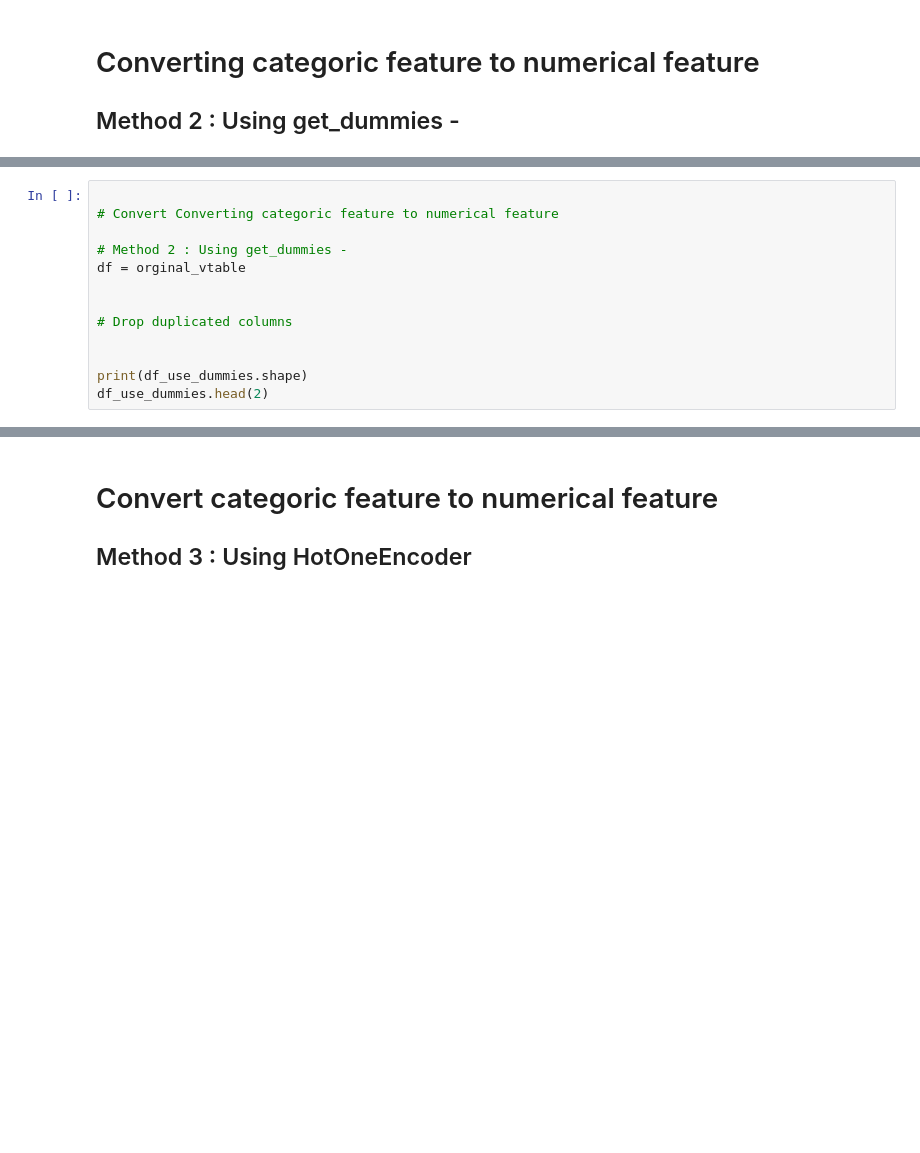
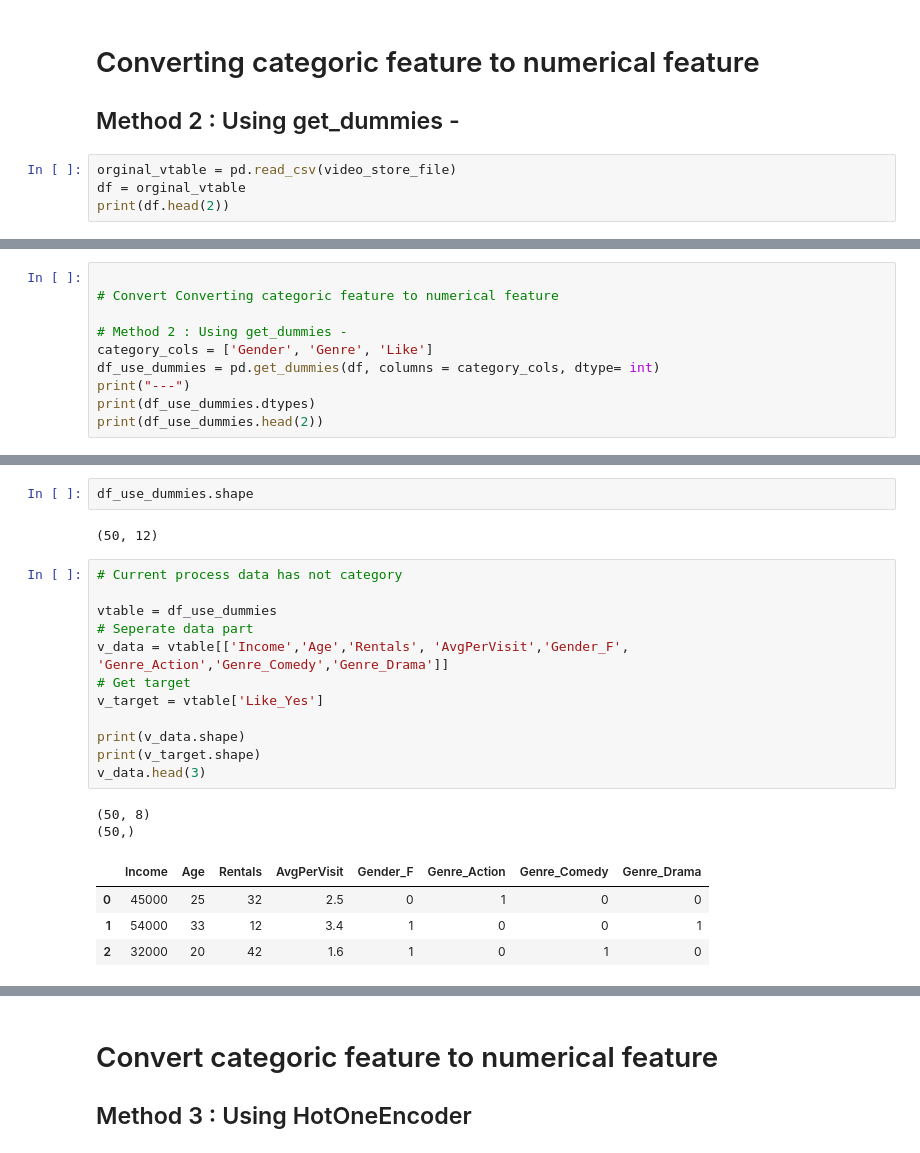
Before and after one commit to va23274/CI345_ML, a Jupyter notebook: Lab8_KNN_MovieStore_finished_By_Arsilbhai_vahora.ipynb, the cells around one changed output, grey strips where cells are left out. Saved outputs shown, nothing was run; the diff lists cells and outputs as text; blank space fills up the shorter version.

```diff
--- a/Lab8_KNN_MovieStore_finished_By_Arsilbhai_vahora.ipynb
+++ b/Lab8_KNN_MovieStore_finished_By_Arsilbhai_vahora.ipynb
@@ -245,3 +317,7 @@ print(matrix)
 # Converting categoric feature to numerical feature
 
 ## Method 2 : Using get_dummies -
+# %%
+orginal_vtable = pd.read_csv(video_store_file)
+df = orginal_vtable
+print(df.head(2))
@@ -267,11 +366,8 @@ print(v_matrix.head(2))
 # Convert Converting categoric feature to numerical feature
 
 # Method 2 : Using get_dummies -
-df = orginal_vtable
-
-
-# Drop duplicated columns
-
-
-print(df_use_dummies.shape)
-df_use_dummies.head(2)
+category_cols = ['Gender', 'Genre', 'Like']
+df_use_dummies = pd.get_dummies(df, columns = category_cols, dtype= int)
+print("---")
+print(df_use_dummies.dtypes)
+print(df_use_dummies.head(2))
@@ -278,3 +392,26 @@ df_use_dummies.head(2)
+# %%
+df_use_dummies.shape
+# %% [output]
+(50, 12)
+# %%
+# Current process data has not category
+
+vtable = df_use_dummies
+# Seperate data part
+v_data = vtable[['Income','Age','Rentals', 'AvgPerVisit','Gender_F',	'Genre_Action','Genre_Comedy','Genre_Drama']]
+# Get target
+v_target = vtable['Like_Yes']
+
+print(v_data.shape)
+print(v_target.shape)
+v_data.head(3)
+# %% [output]
+(50, 8)
+(50,)
+|  | Income | Age | Rentals | AvgPerVisit | Gender_F | Genre_Action | Genre_Comedy | Genre_Drama |
+| 0 | 45000 | 25 | 32 | 2.5 | 0 | 1 | 0 | 0 |
+| 1 | 54000 | 33 | 12 | 3.4 | 1 | 0 | 0 | 1 |
+| 2 | 32000 | 20 | 42 | 1.6 | 1 | 0 | 1 | 0 |
 # %%
 # Seperate data and target, after use dummies
 
```
Also changed, not shown: parts of 23 cells of this notebook.
